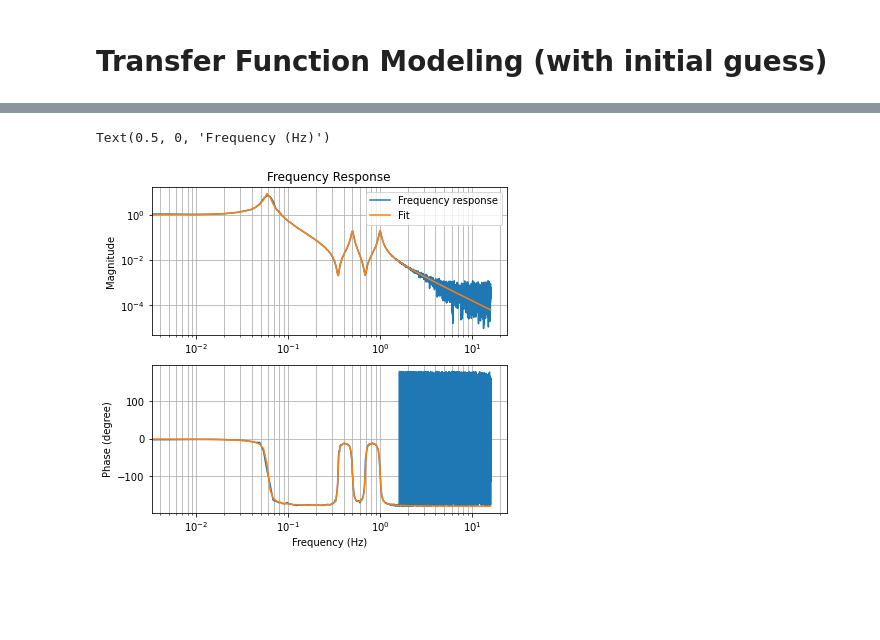
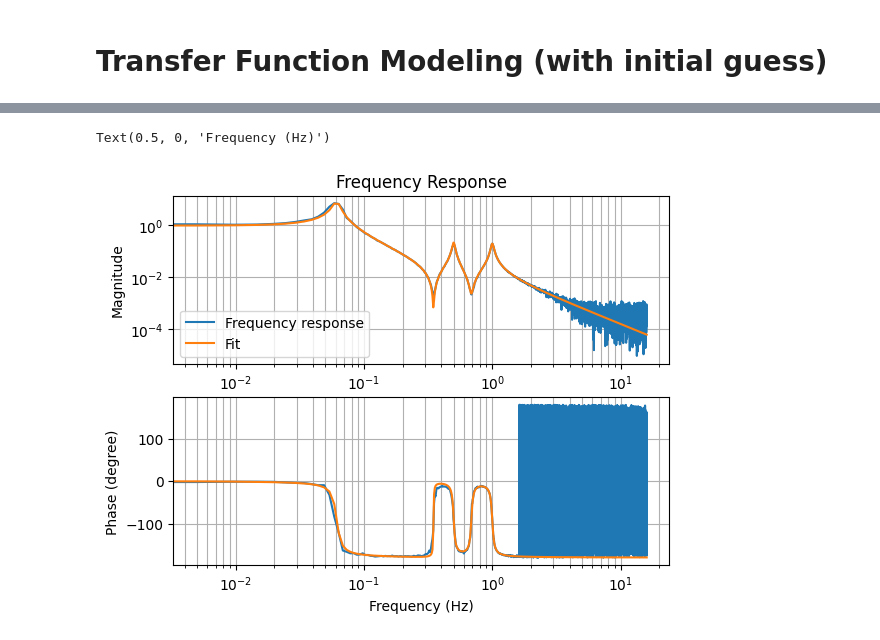
Before and after one commit to terrencetec/kontrol, a Jupyter notebook: docs/source/tutorials/system_modeling/transfer_function_modeling_with_guess.ipynb, the cells around one changed output, grey strips where cells are left out. Drawn from its saved outputs; the diff is of its cells as text; code cells hidden in the pictures; blank space fills up the shorter version.

```diff
--- a/docs/source/tutorials/system_modeling/transfer_function_modeling_with_guess.ipynb
+++ b/docs/source/tutorials/system_modeling/transfer_function_modeling_with_guess.ipynb
@@ -139,25 +142,25 @@ curvefit.optimizer_kwargs = {"bounds": bounds}
 results = curvefit.fit()
 # %%
-plt.figure(figsize=(14, 6))
-plt.subplot(221)
+# plt.figure(figsize=(8, 6))
+plt.subplot(211)
 plt.title("Frequency Response")
 plt.loglog(f, abs(frequency_response), label="Frequency response")
 plt.loglog(f, abs(curvefit.model(f, args=results.x)), label="Fit")
 plt.legend(loc=0)
 plt.grid(which="both")
 plt.ylabel("Magnitude")
 # plt.xlabel("Frequency (Hz)")
 
-plt.subplot(223)
+plt.subplot(212)
 plt.semilogx(f, 180/np.pi*np.angle(frequency_response))
 plt.semilogx(f, 180/np.pi*np.angle(curvefit.model(f, args=results.x)))
 # plt.legend(loc=0)
 plt.grid(which="both")
 plt.ylabel("Phase (degree)")
 plt.xlabel("Frequency (Hz)")
 # %% [output]
 Text(0.5, 0, 'Frequency (Hz)')
-[figure, old version]
+[figure, new version]
 # %%
 # Let's inspect the fitted transfer function
 print("True transfer function:\n", tf)
```
Also changed, not shown: parts of 5 cells of this notebook, 3 other files.
